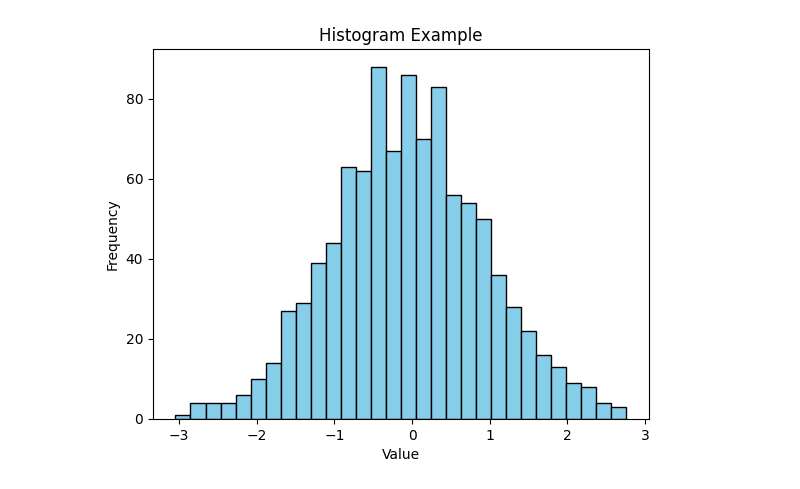
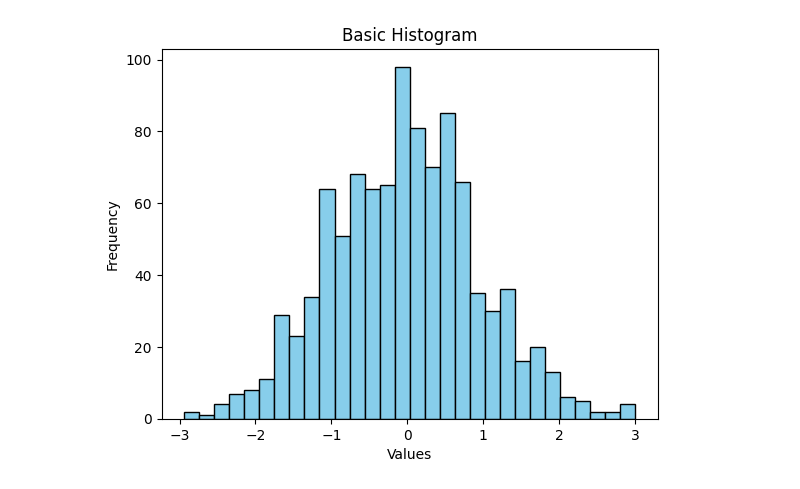
Before and after one commit to Mehakpreet123/Data-Science-Internship, a Jupyter notebook: Python_content/matplot.ipynb, the cells around one changed output. Saved outputs shown, nothing was run; the diff lists cells and outputs as text; code cells hidden in the pictures.

```diff
--- a/Python_content/matplot.ipynb
+++ b/Python_content/matplot.ipynb
@@ -263,13 +94,17 @@ plt.show(): Displays the plot.
 # %%
-np.random.seed(0)  # For reproducibility
-data = np.random.randn(1000)  # Generate 1000 random numbers from a standard normal distribution
 
-plt.hist(data, bins=30, color='skyblue', edgecolor='black')
+# Generate random data for the histogram
+data = np.random.randn(1000)
 
-plt.xlabel('Value')
+# Plotting a basic histogram
+plt.hist(data,bins=30,  color='skyblue', edgecolor='black')
+
+# Adding labels and title
+plt.xlabel('Values')
 plt.ylabel('Frequency')
-plt.title('Histogram Example')
+plt.title('Basic Histogram')
 
+# Display the plot
 plt.show()
 # %% [output]
-[figure, old version]
+[figure, new version]
```
Also changed, not shown: parts of 34 cells of this notebook.
